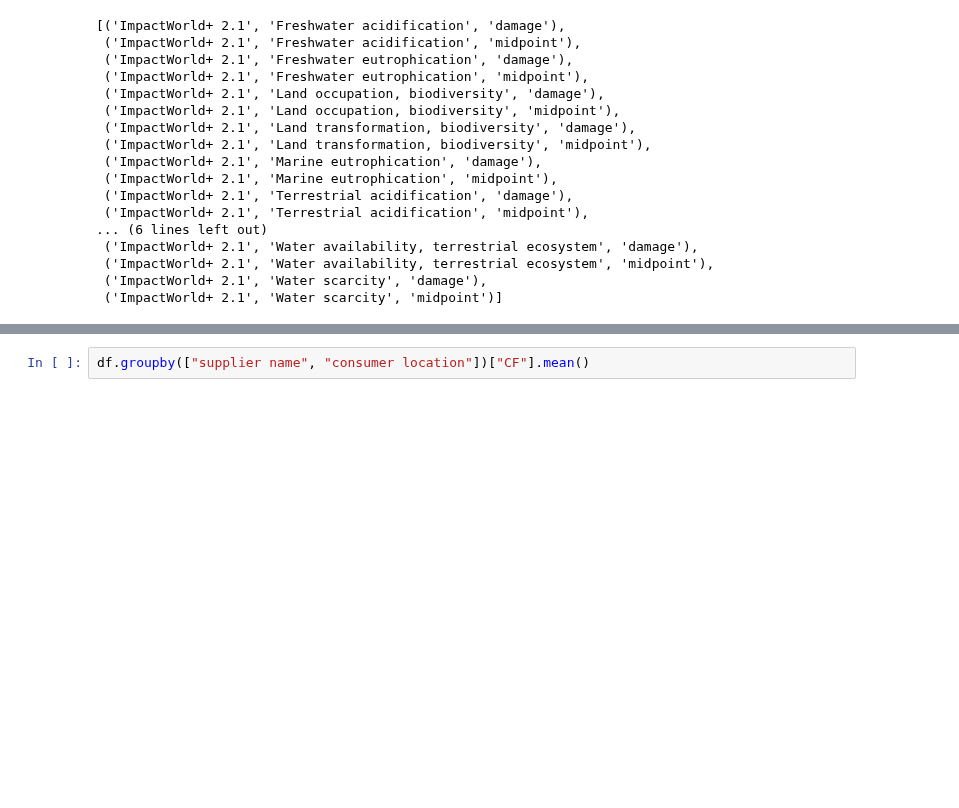
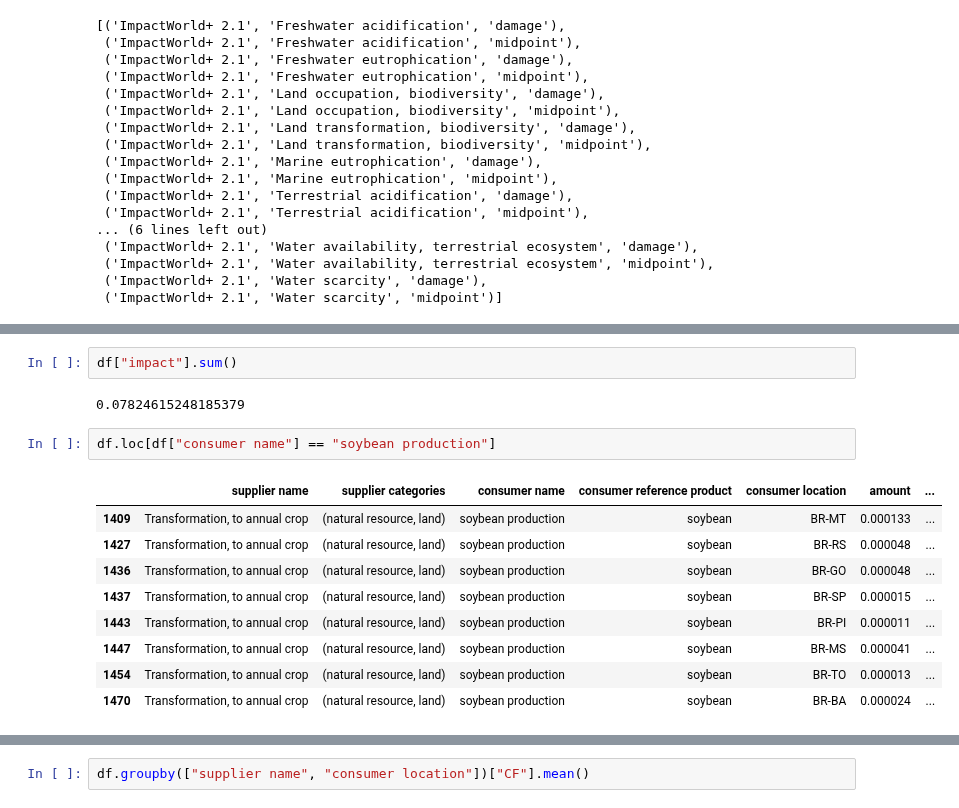
Before and after one commit to philoubet/edges, a Jupyter notebook: dev/ImpactWorld+/test_iw.ipynb, the cells around one changed output, grey strips where cells are left out. Drawn from its saved outputs; the diff is of its cells as text; blank space fills up the shorter version.

```diff
--- a/dev/ImpactWorld+/test_iw.ipynb
+++ b/dev/ImpactWorld+/test_iw.ipynb
@@ -127,0 +124,16 @@ Handling remaining exchanges...
+# %%
+df["impact"].sum()
+# %% [output]
+0.07824615248185379
+# %%
+df.loc[df["consumer name"] == "soybean production"]
+# %% [output]
+|  | supplier name | supplier categories | consumer name | consumer reference product | consumer location | amount | ... |
+| 1409 | Transformation, to annual crop | (natural resource, land) | soybean production | soybean | BR-MT | 0.000133 | ... |
+| 1427 | Transformation, to annual crop | (natural resource, land) | soybean production | soybean | BR-RS | 0.000048 | ... |
+| 1436 | Transformation, to annual crop | (natural resource, land) | soybean production | soybean | BR-GO | 0.000048 | ... |
+| 1437 | Transformation, to annual crop | (natural resource, land) | soybean production | soybean | BR-SP | 0.000015 | ... |
+| 1443 | Transformation, to annual crop | (natural resource, land) | soybean production | soybean | BR-PI | 0.000011 | ... |
+| 1447 | Transformation, to annual crop | (natural resource, land) | soybean production | soybean | BR-MS | 0.000041 | ... |
+| 1454 | Transformation, to annual crop | (natural resource, land) | soybean production | soybean | BR-TO | 0.000013 | ... |
+| 1470 | Transformation, to annual crop | (natural resource, land) | soybean production | soybean | BR-BA | 0.000024 | ... |
```
Also changed, not shown: parts of 4 cells of this notebook, 1 other file.
